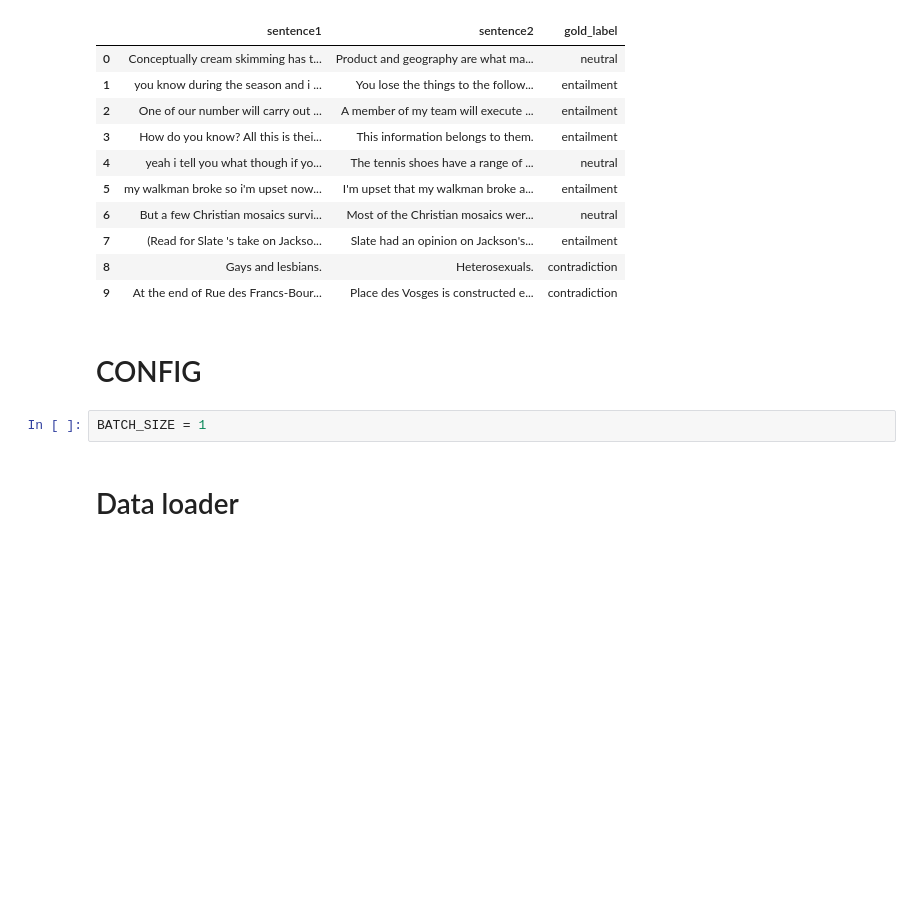
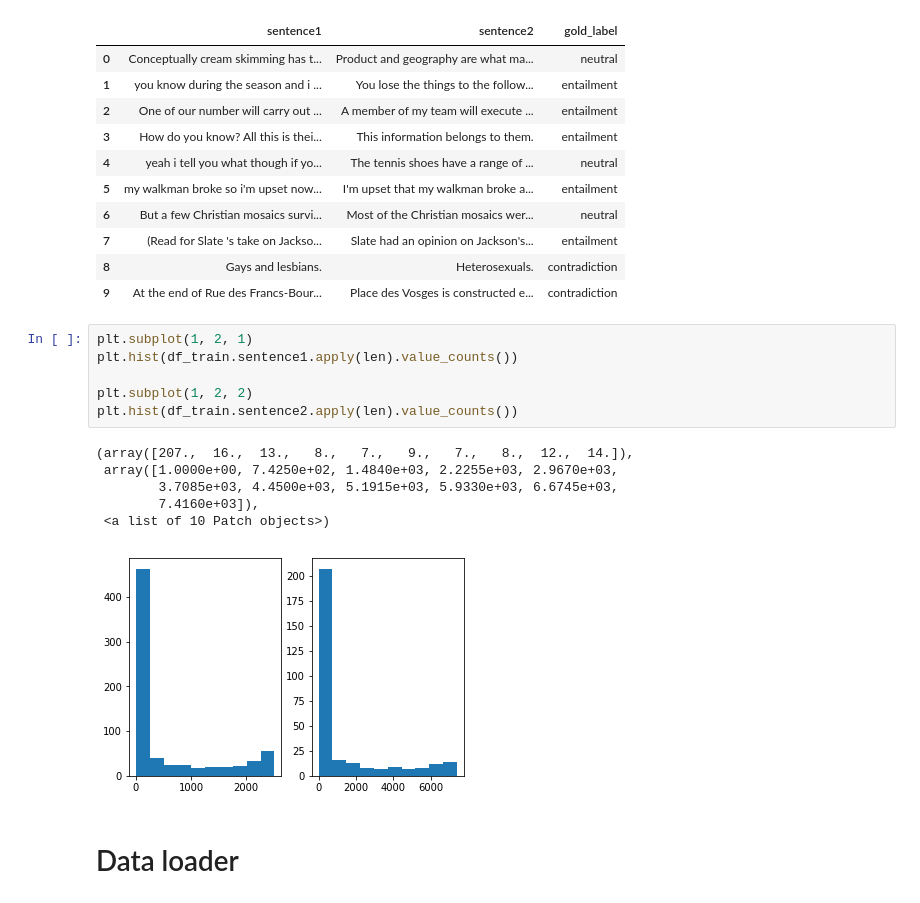
Before and after one commit to anujkhare/multinli, a Jupyter notebook: simple.ipynb, the cells around one changed output. Saved outputs shown, nothing was run; the diff lists cells and outputs as text; blank space fills up the shorter version.

```diff
--- a/simple.ipynb
+++ b/simple.ipynb
@@ -75,9 +77,18 @@ df_train.head(10)[['sentence1', 'sentence2', 'gold_label']]
 | 7 | (Read for Slate 's take on Jackso... | Slate had an opinion on Jackson's... | entailment |
 | 8 | Gays and lesbians. | Heterosexuals. | contradiction |
 | 9 | At the end of Rue des Francs-Bour... | Place des Vosges is constructed e... | contradiction |
-# %% [markdown]
-# CONFIG
-# %%
-BATCH_SIZE = 1
+# %%
+plt.subplot(1, 2, 1)
+plt.hist(df_train.sentence1.apply(len).value_counts())
+
+plt.subplot(1, 2, 2)
+plt.hist(df_train.sentence2.apply(len).value_counts())
+# %% [output]
+(array([207.,  16.,  13.,   8.,   7.,   9.,   7.,   8.,  12.,  14.]),
+ array([1.0000e+00, 7.4250e+02, 1.4840e+03, 2.2255e+03, 2.9670e+03,
+        3.7085e+03, 4.4500e+03, 5.1915e+03, 5.9330e+03, 6.6745e+03,
+        7.4160e+03]),
+ <a list of 10 Patch objects>)
+[figure, added]
 # %% [markdown]
 # Data loader
```
Also changed, not shown: parts of 21 cells of this notebook.
